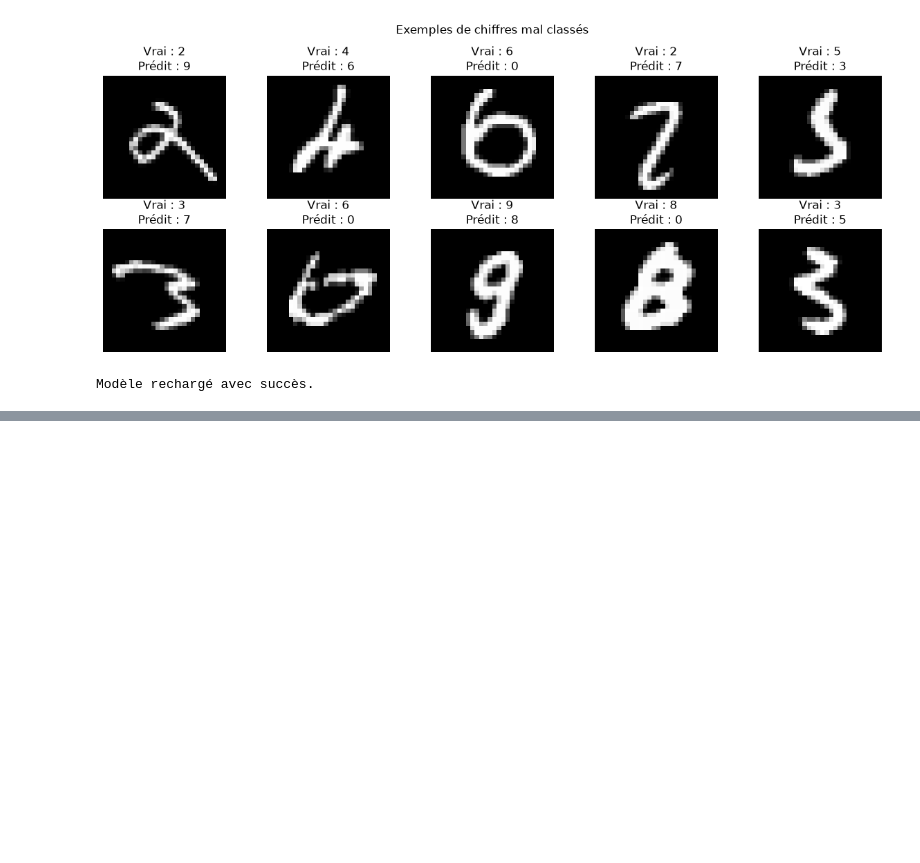
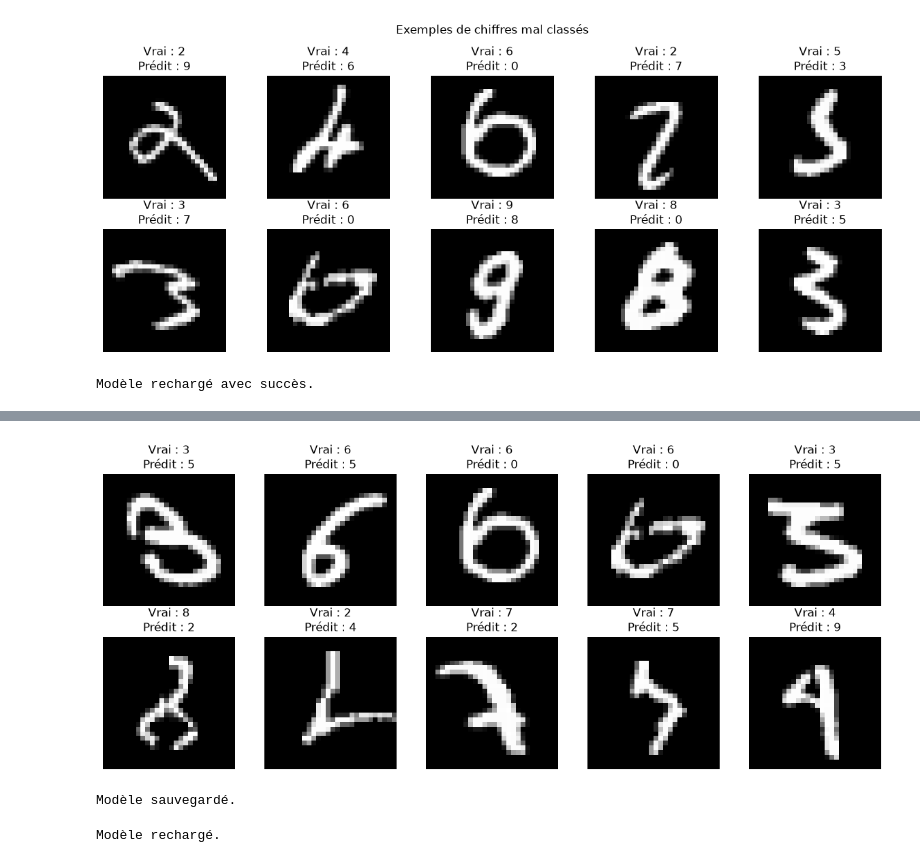
Before and after one commit to SaraMaktabi/Neural-Network-Fundamentals-with-PyTorch-For-Generative-AI, a Jupyter notebook: exercices.ipynb, the cells around one changed output, grey strips where cells are left out. Drawn from its saved outputs; the diff is of its cells as text; code cells hidden in the pictures; blank space fills up the shorter version.

```diff
--- a/exercice1.ipynb
+++ b/exercices.ipynb
@@ -707,0 +939,65 @@ Modèle rechargé avec succès.
+# %%
+model.eval()
+
+wrong_images = []
+wrong_labels = []
+wrong_predictions = []
+
+with torch.no_grad():
+    for images, labels in test_loader:
+        images = images.to(device)
+        labels = labels.to(device)
+
+        logits = model(images)
+        predictions = logits.argmax(dim=1)
+
+        # Récupérer les images mal classées
+        indices = (predictions != labels).nonzero(as_tuple=True)[0]
+
+        for idx in indices:
+            wrong_images.append(images[idx].cpu())
+            wrong_labels.append(labels[idx].item())
+            wrong_predictions.append(predictions[idx].item())
+
+            if len(wrong_images) == 10:
+                break
+
+        if len(wrong_images) == 10:
+            break
+
+# Affichage
+plt.figure(figsize=(12, 5))
+
+for i in range(len(wrong_images)):
+    plt.subplot(2, 5, i + 1)
+    plt.imshow(wrong_images[i].squeeze(), cmap="gray")
+    plt.title(
+        f"Vrai : {wrong_labels[i]}\n"
+        f"Prédit : {wrong_predictions[i]}"
+    )
+    plt.axis("off")
+
+plt.tight_layout()
+plt.show()
+# %% [output]
+[figure, added]
+# %%
+torch.save(model.state_dict(), "mnist_cnn.pth")
+print("Modèle sauvegardé.")
+# %% [output]
+Modèle sauvegardé.
+# %%
+model = MNISTClassifier().to(device)
+
+model.load_state_dict(
+    torch.load(
+        "mnist_cnn.pth",
+        map_location=device,
+        weights_only=True
+    )
+)
+
+model.eval()
+print("Modèle rechargé.")
+# %% [output]
+Modèle rechargé.
```
Also changed, not shown: parts of 16 cells of this notebook, 1 other file.
